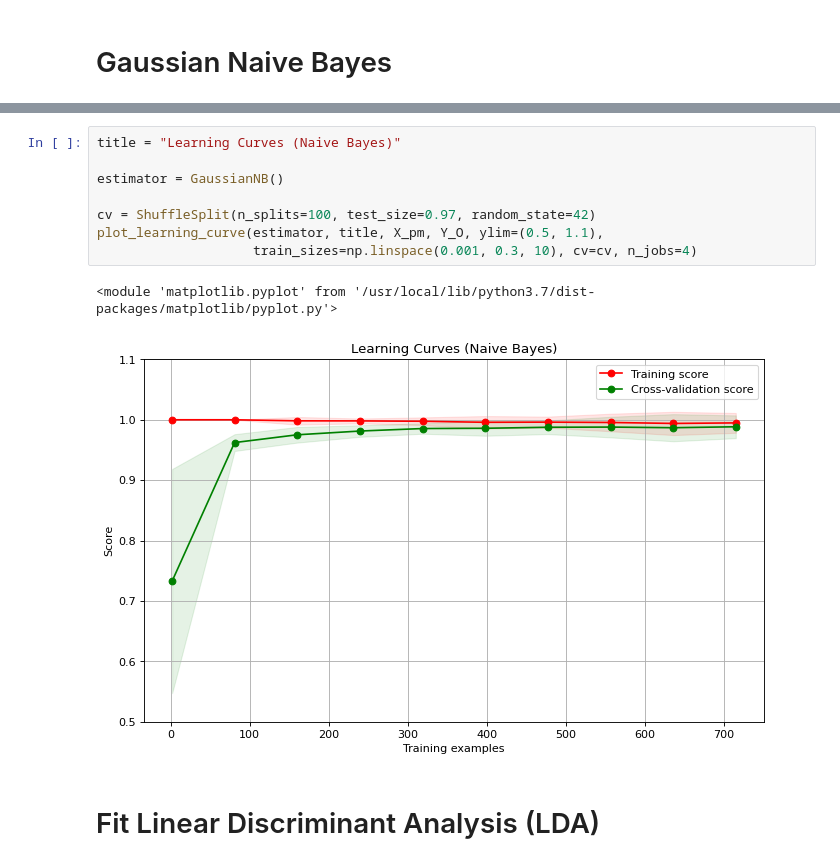
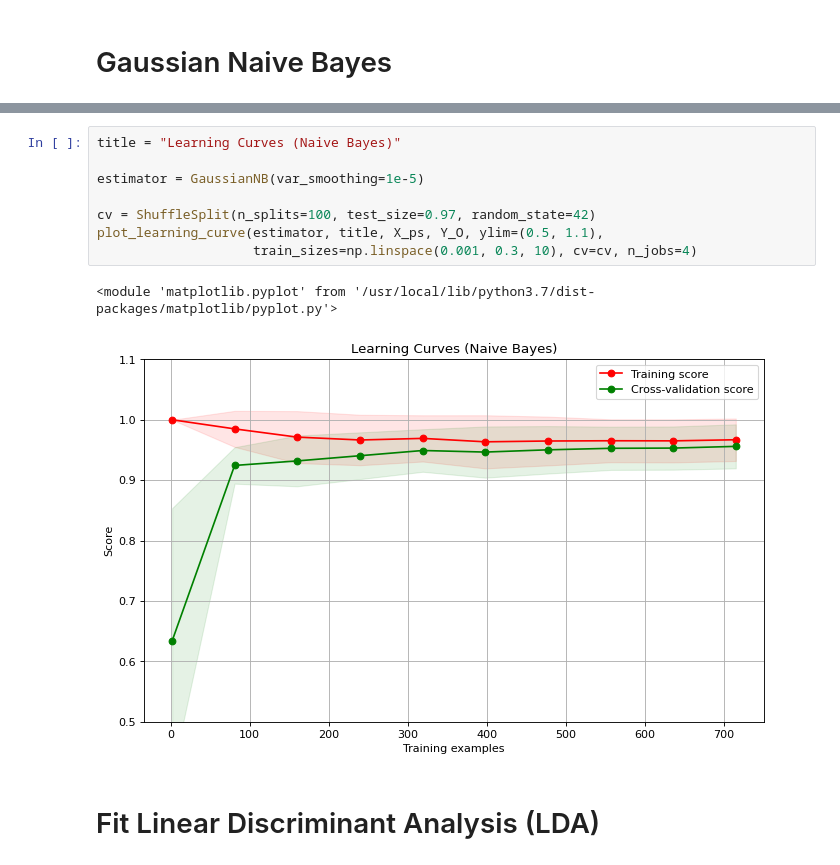
Before and after one commit to Amirosein/AGB-stars-ML-project, a Jupyter notebook: Milestone2/AGB_Project_2.ipynb, the cells around one changed output, grey strips where cells are left out. Drawn from its saved outputs; the diff is of its cells as text.

```diff
--- a/Milestone2/AGB_Project_2.ipynb
+++ b/Milestone2/AGB_Project_2.ipynb
@@ -269,14 +269,14 @@ weighted avg       1.00      1.00      1.00     15914
 # %%
 title = "Learning Curves (Naive Bayes)"
 
-estimator = GaussianNB()
+estimator = GaussianNB(var_smoothing=1e-5)
 
 cv = ShuffleSplit(n_splits=100, test_size=0.97, random_state=42)
-plot_learning_curve(estimator, title, X_pm, Y_O, ylim=(0.5, 1.1),
+plot_learning_curve(estimator, title, X_ps, Y_O, ylim=(0.5, 1.1),
                     train_sizes=np.linspace(0.001, 0.3, 10), cv=cv, n_jobs=4)
 # %% [output]
 <module 'matplotlib.pyplot' from '/usr/local/lib/python3.7/dist-packages/matplotlib/pyplot.py'>
-[figure, old version]
+[figure, new version]
 # %% [markdown]
 # Fit Linear Discriminant Analysis (LDA)
 # %%
```
Also changed, not shown: parts of 4 cells of this notebook.
